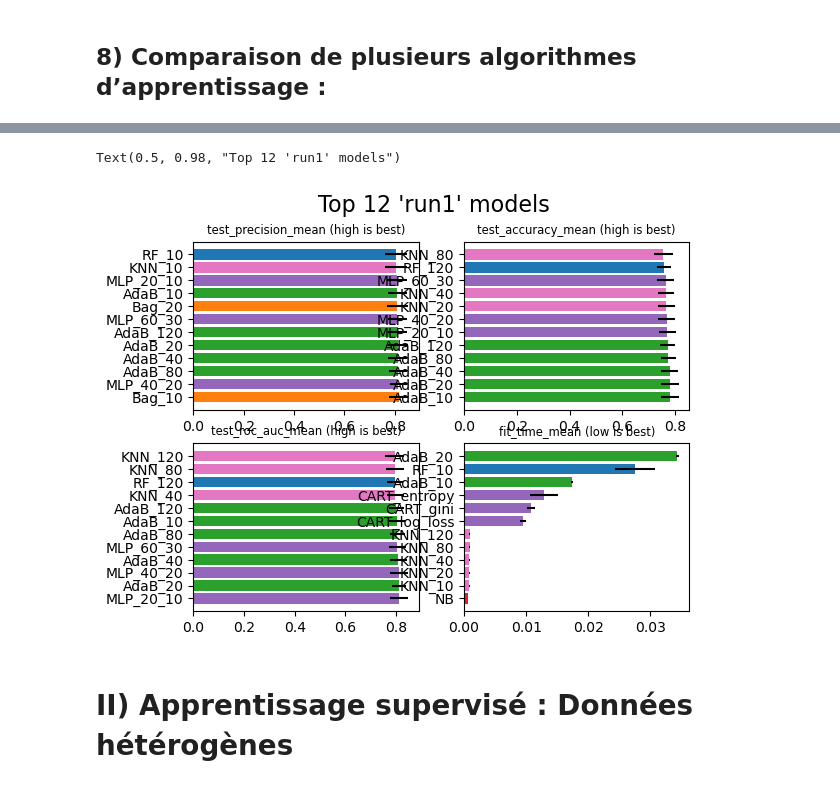
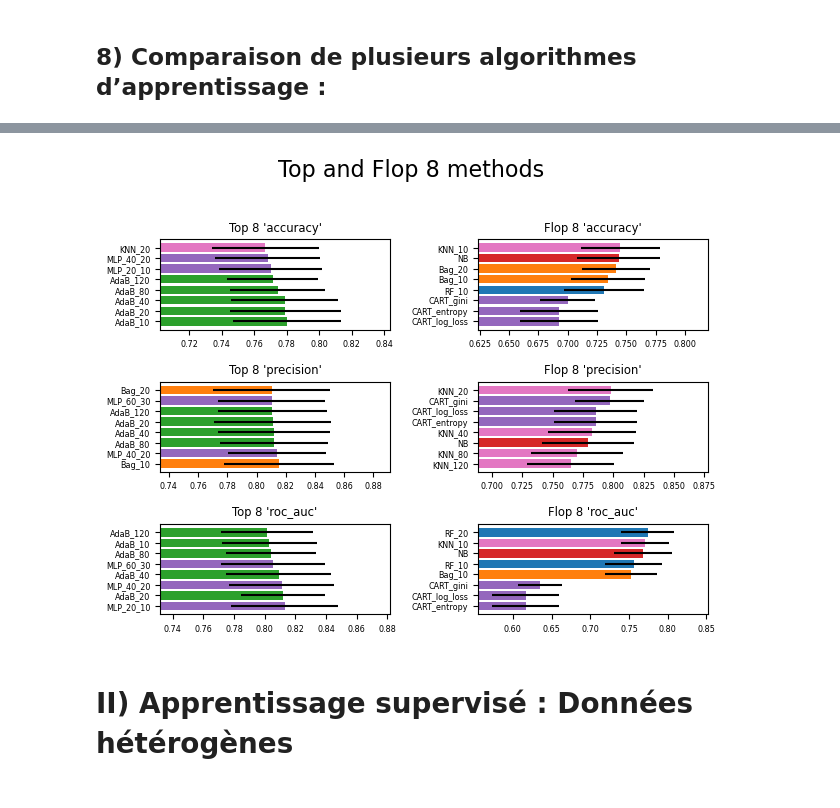
Before and after one commit to tyrosine-rex/tp_taa_apprentissage_supervisee, a Jupyter notebook: source/tp.ipynb, the cells around one changed output, grey strips where cells are left out. Drawn from its saved outputs; the diff is of its cells as text; code cells hidden in the pictures.

```diff
--- a/source/tp.ipynb
+++ b/source/tp.ipynb
@@ -624,43 +623,34 @@ COLOR_CLFS = {
   "CART"  : colormaps["tab10"].colors[4],
   "KNN"   : colormaps["tab10"].colors[6]
 }
-# %%
-fig, ax = plt.subplots(ncols=2, nrows=2)
-
-TOP=12
-
-for r in run1.sort_values(by="test_precision_mean", ascending=False).index[:TOP]:
-    serie = run1.iloc[r]
-    c = COLOR_CLFS[serie["method"].split("_")[0]]
-
-    ax[0, 0].barh(serie["method"], serie["test_precision_mean"], xerr=serie["test_precision_sd"], color=c)
-    ax[0, 0].set_title("test_precision_mean (high is best)", fontsize='small')
-
-for r in run1.sort_values(by="test_accuracy_mean", ascending=False).index[:TOP]:
-    serie = run1.iloc[r]
-    c = COLOR_CLFS[serie["method"].split("_")[0]]
-
-    ax[0, 1].barh(serie["method"], serie["test_accuracy_mean"], xerr=serie["test_accuracy_sd"], color=c)
-    ax[0, 1].set_title("test_accuracy_mean (high is best)", fontsize='small')
-
-for r in run1.sort_values(by="test_roc_auc_mean", ascending=False).index[:TOP]:
-    serie = run1.iloc[r]
-    c = COLOR_CLFS[serie["method"].split("_")[0]]
-
-    ax[1, 0].barh(serie["method"], serie["test_roc_auc_mean"], xerr=serie["test_roc_auc_sd"], color=c)
-    ax[1, 0].set_title("test_roc_auc_mean (high is best)", fontsize='small')
-
-for r in run1.sort_values(by="fit_time_mean").index[:TOP]:
-    serie = run1.iloc[r]
-    c = COLOR_CLFS[serie["method"].split("_")[0]]
-
-    ax[1, 1].barh(serie["method"], serie["fit_time_mean"], xerr=serie["fit_time_sd"], color=c)
-    ax[1, 1].set_title("fit_time_mean (low is best)", fontsize='small')
-
-fig.suptitle(f"Top {TOP} 'run1' models", fontsize=16)
-# %% [output]
-Text(0.5, 0.98, "Top 12 'run1' models")
-[figure, removed]
+# %%
+def result_run_clfs(run_df, top, vars, color_dict):
+    fig, ax = plt.subplots(ncols=2, nrows=len(vars))
+
+    for i, var in enumerate(vars): # len(vars) loop
+        mean, sd = f"test_{var}_mean", f"test_{var}_sd"
+        high_idx = run_df.sort_values(by=mean, ascending=False).index[:top]
+        low_idx = run_df.sort_values(by=mean).index[:top]
+
+        for j, idx in enumerate((high_idx, low_idx)): # 2 loop
+            st, ed = run_df[mean][idx].tolist()[0], run_df[mean][idx].tolist()[-1]
+            st, ed = st*0.9, ed*1.1
+            ax[i, j].set_xlim([st, ed])
+            ax[i, j].tick_params(axis='both', labelsize='xx-small')
+            title = f"Top {top} '{var}'" if j%2 == 0 else f"Flop {top} '{var}'"
+            ax[i, j].set_title(title, fontsize='small')
+
+            for r in idx: # n methods loop
+                serie = run_df.iloc[r]
+                c = color_dict[serie["method"].split("_")[0]]
+                ax[i, j].barh(serie["method"], serie[mean], xerr=serie[sd], color=c)
+
+    fig.suptitle(f"Top and Flop {top} methods", fontsize=16, y=1.02)
+    fig.tight_layout()
+# %%
+result_run_clfs(run1, 8, ['accuracy', 'precision', 'roc_auc'], COLOR_CLFS)
+# %% [output]
+[figure, added]
 # %% [markdown]
 # II) Apprentissage supervisé : Données hétérogènes
 
```
Also changed, not shown: parts of 9 cells of this notebook.
